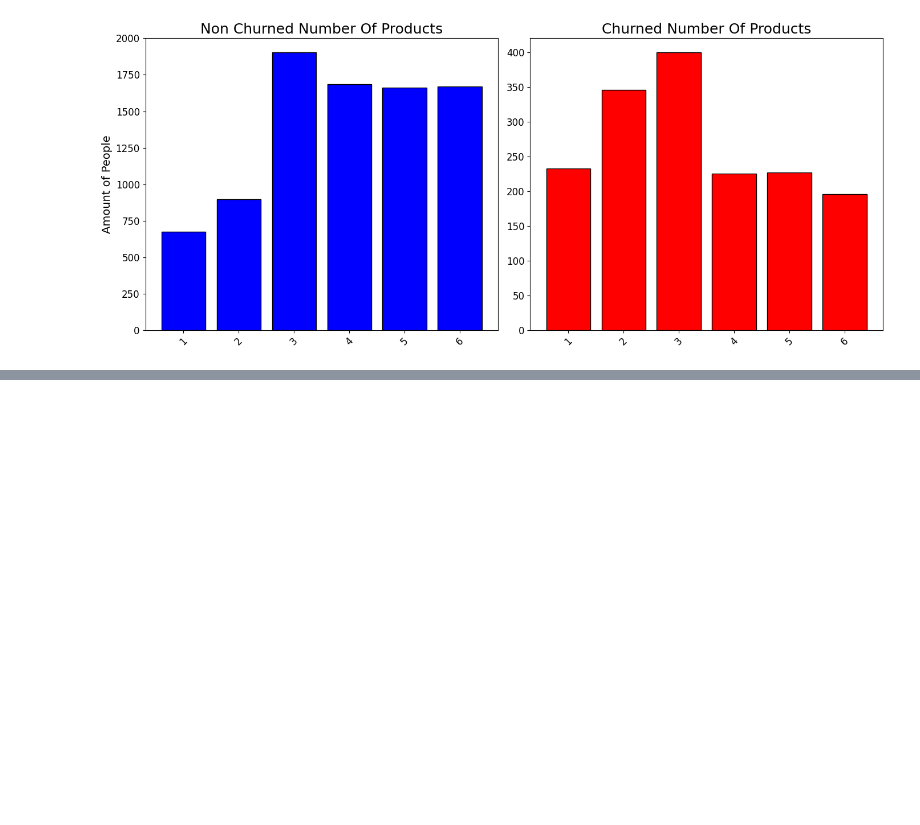
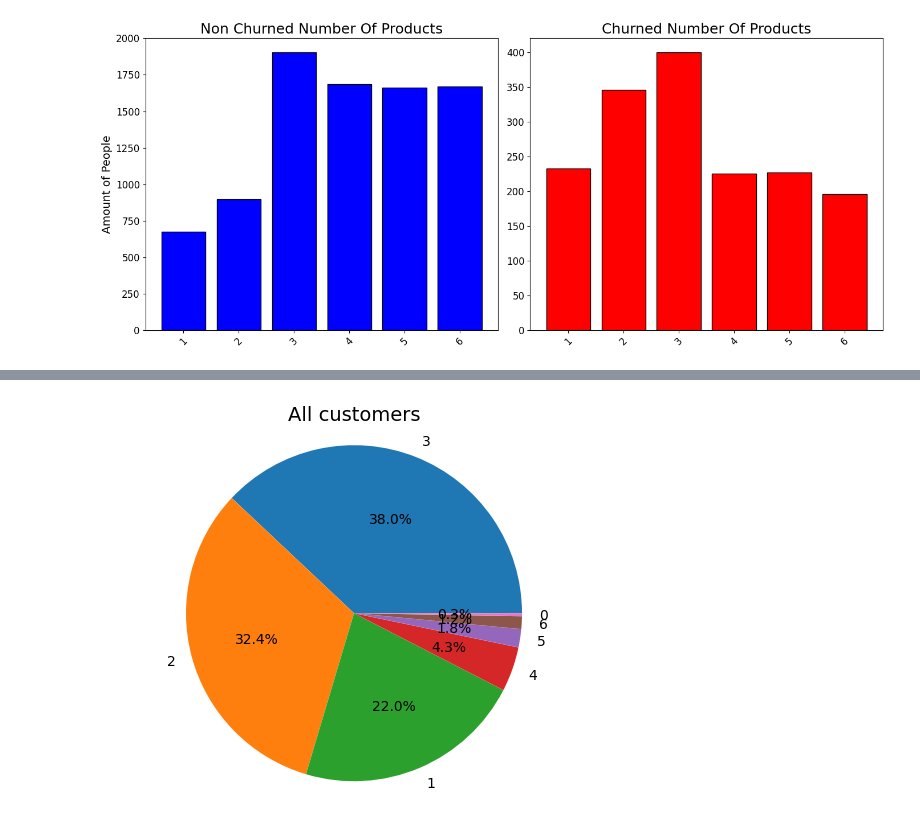
Before and after one commit to geneeol/data-analysis, a Jupyter notebook: bank_churn.ipynb, the cells around one changed output, grey strips where cells are left out. Saved outputs shown, nothing was run; the diff lists cells and outputs as text; code cells hidden in the pictures; blank space fills up the shorter version.

```diff
--- a/bank_churn.ipynb
+++ b/bank_churn.ipynb
@@ -256,0 +269,4 @@ plot_compare("Total_Relationship_Count", "Number Of Products")
+# %%
+plot_pie("Months_Inactive_12_mon")
+# %% [output]
+[figure, added]
```
Also changed, not shown: parts of 6 cells of this notebook.
